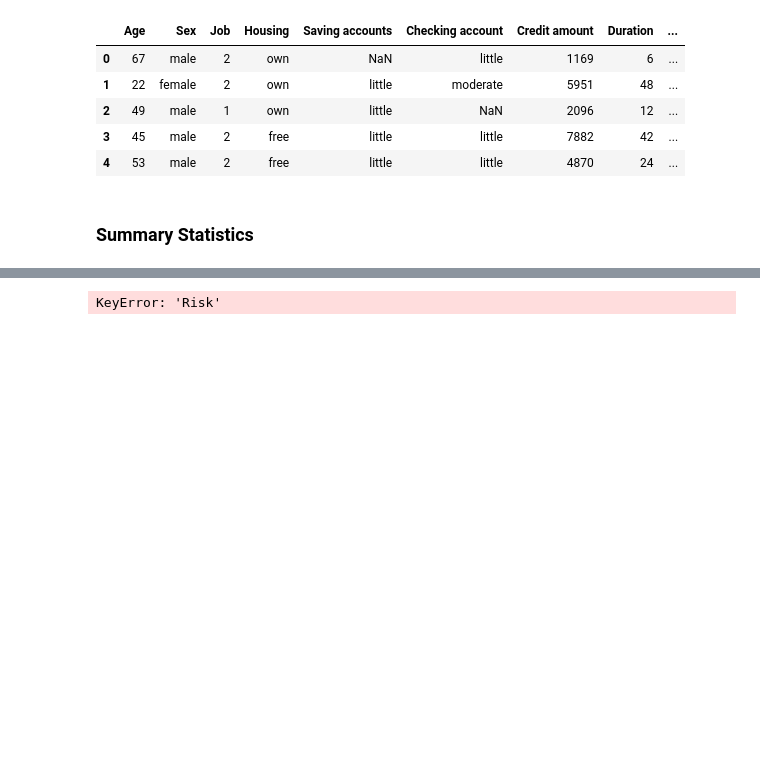
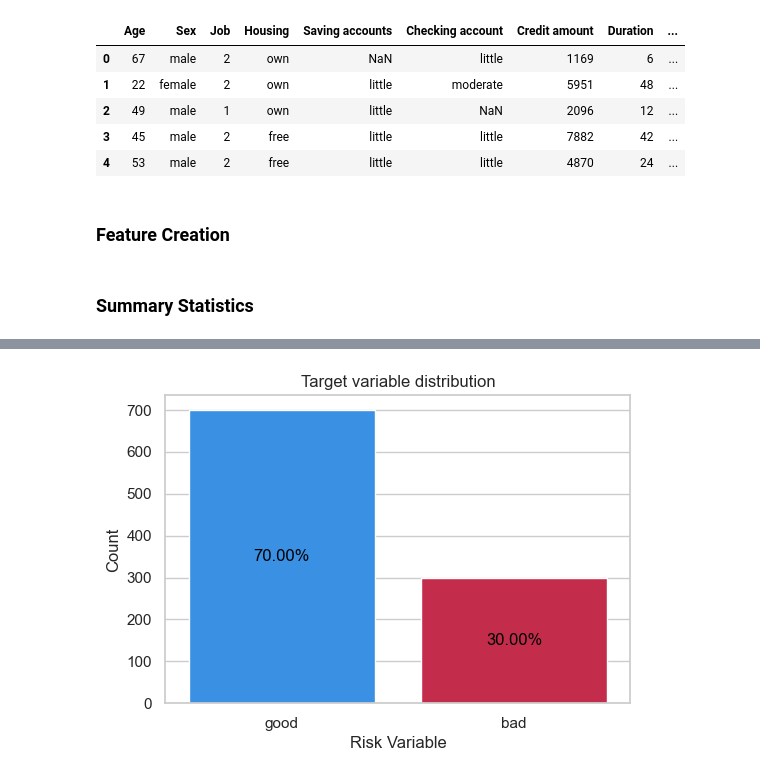
Before and after one commit to trevsauer/ADS-505_Final_Project_Team4, a Jupyter notebook: German_Credit_Risk_EDA.ipynb, the cells around one changed output, grey strips where cells are left out. Cells and saved outputs as stored; diff of their text form; code cells hidden in the pictures; blank space fills up the shorter version.

```diff
--- a/German_Credit_Risk_EDA.ipynb
+++ b/German_Credit_Risk_EDA.ipynb
@@ -17,6 +19,17 @@ df.head()
 | 2 | 49 | male | 1 | own | little | NaN | 2096 | 12 | ... |
 | 3 | 45 | male | 2 | free | little | little | 7882 | 42 | ... |
 | 4 | 53 | male | 2 | free | little | little | 4870 | 24 | ... |
+# %% [markdown]
+### Feature Creation
+# %%
+# Create categorical feature for age
+interval = (18, 25, 35, 60, 120)
+# (18, 25) represents the interval for "Students" (ages 18 to 25).
+# (25, 35) represents the interval for "Young" adults (ages 26 to 35).
+# (35, 60) represents the interval for "Adults" (ages 36 to 60).
+# (60, 120) represents the interval for "Seniors" (ages 61 to 120).
+cats = ['Student', 'Young Adult', 'Adult', 'Senior']
+df["Age_cat"] = pd.cut(df.Age, interval, labels=cats)
 # %% [markdown]
 ### Summary Statistics
 # %%
@@ -69,13 +82,24 @@ Dataset Shape: (1000, 9)
 # %%
 # Calculate the counts for 'good' and 'bad' credit
 counts = df['Risk'].value_counts()
 
-# Create a bar chart
-plt.figure(figsize=(8, 6))
-plt.bar(counts.index, counts.values, color=['green', 'red'])
+# Calculate the percentages
+total_count = counts.sum()
+percentages = (counts / total_count) * 100
+
+# Create a bar chart with percentages in the center of each bar using Seaborn
+plt.figure(figsize=(6, 4))
+sns.set(style="whitegrid")
+ax = sns.barplot(x=counts.index, y=counts.values, palette=['dodgerblue', 'crimson'])
 plt.xlabel('Risk Variable')
 plt.ylabel('Count')
 plt.title('Target variable distribution')
+
+# Add percentages at the center of each bar
+for bar, percentage in zip(ax.patches, percentages):
+    plt.text(bar.get_x() + bar.get_width() / 2, bar.get_height() / 2, f'{percentage:.2f}%',
+             ha='center', va='center', fontsize=12, color='black')
+
 plt.show()
 # %% [output]
-KeyError: 'Risk'
+[figure, added]
```
Also changed, not shown: parts of 3 cells of this notebook.
